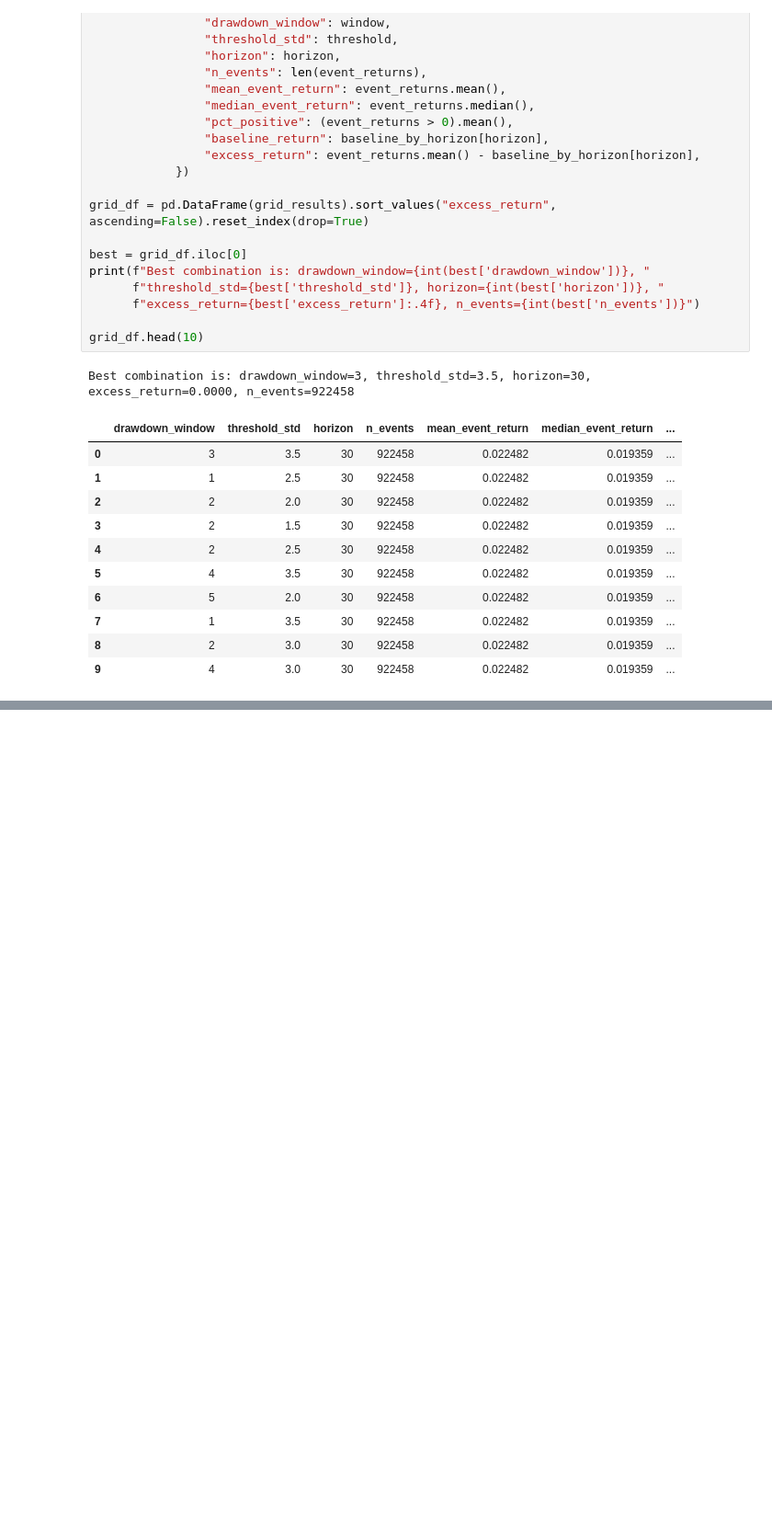
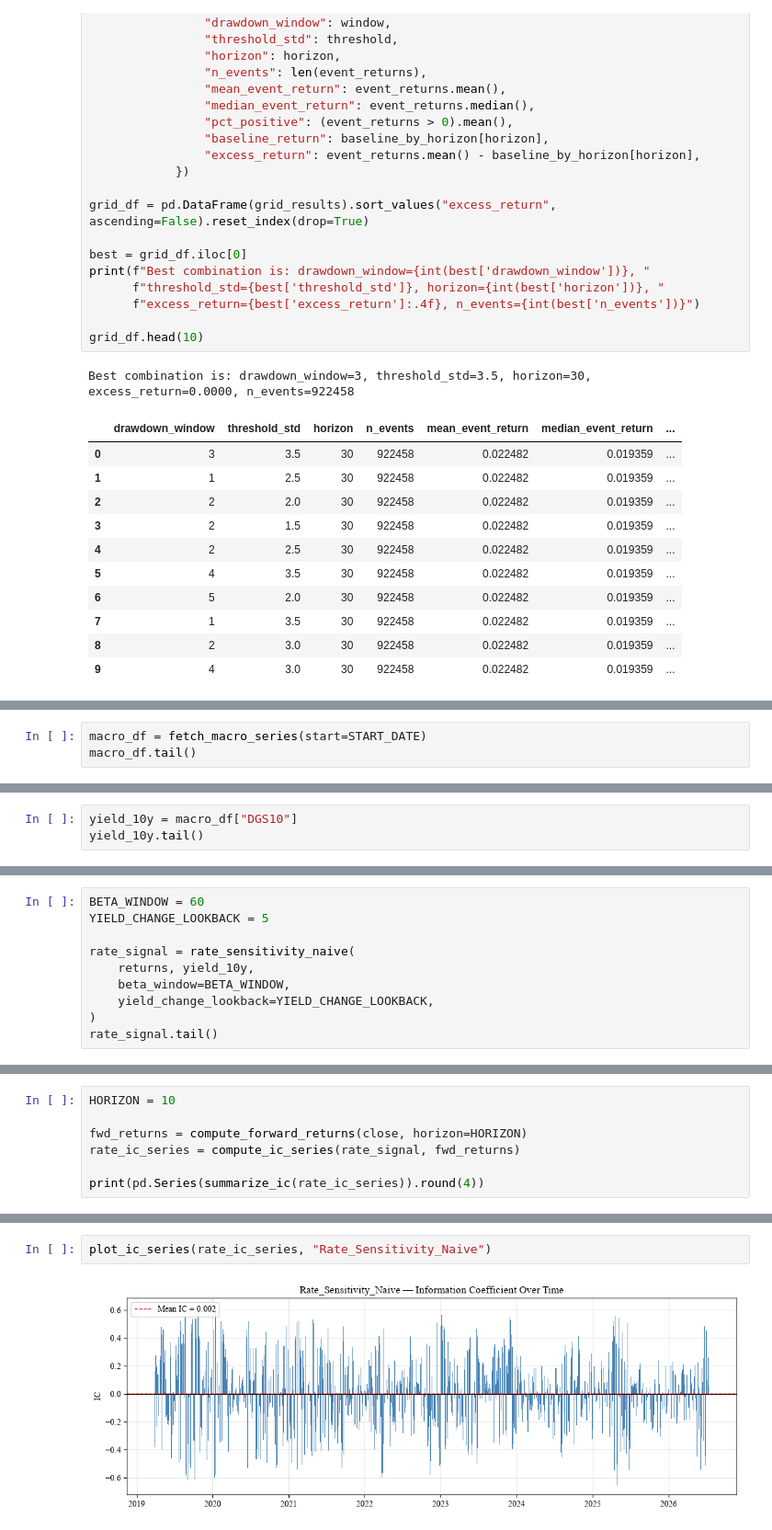
Before and after one commit to pgrajzl/alpha-signal-research, a Jupyter notebook: notebooks/alpha_research.ipynb, the cells around one changed output, grey strips where cells are left out. Shown at 92% size. Cells and saved outputs as stored; diff of their text form; blank space fills up the shorter version.

Commit message:
Added optimization module for multiprocessing and Bayesian optimization, and generated a new naive macro signal

```diff
--- a/notebooks/alpha_research.ipynb
+++ b/notebooks/alpha_research.ipynb
@@ -818,0 +883,3 @@ Best combination is: drawdown_window=3, threshold_std=3.5, horizon=30, excess_re
+# %%
+macro_df = fetch_macro_series(start=START_DATE)
+macro_df.tail()
@@ -818,0 +911,3 @@ Best combination is: drawdown_window=3, threshold_std=3.5, horizon=30, excess_re
+# %%
+yield_10y = macro_df["DGS10"]
+yield_10y.tail()
@@ -818,0 +921,10 @@ Best combination is: drawdown_window=3, threshold_std=3.5, horizon=30, excess_re
+# %%
+BETA_WINDOW = 60
+YIELD_CHANGE_LOOKBACK = 5
+
+rate_signal = rate_sensitivity_naive(
+    returns, yield_10y,
+    beta_window=BETA_WINDOW,
+    yield_change_lookback=YIELD_CHANGE_LOOKBACK,
+)
+rate_signal.tail()
@@ -818,0 +956,7 @@ Best combination is: drawdown_window=3, threshold_std=3.5, horizon=30, excess_re
+# %%
+HORIZON = 10
+
+fwd_returns = compute_forward_returns(close, horizon=HORIZON)
+rate_ic_series = compute_ic_series(rate_signal, fwd_returns)
+
+print(pd.Series(summarize_ic(rate_ic_series)).round(4))
@@ -818,0 +987,4 @@ Best combination is: drawdown_window=3, threshold_std=3.5, horizon=30, excess_re
+# %%
+plot_ic_series(rate_ic_series, "Rate_Sensitivity_Naive")
+# %% [output]
+[figure, added]
```
Also changed, not shown: parts of 18 cells of this notebook, 9 other files.
